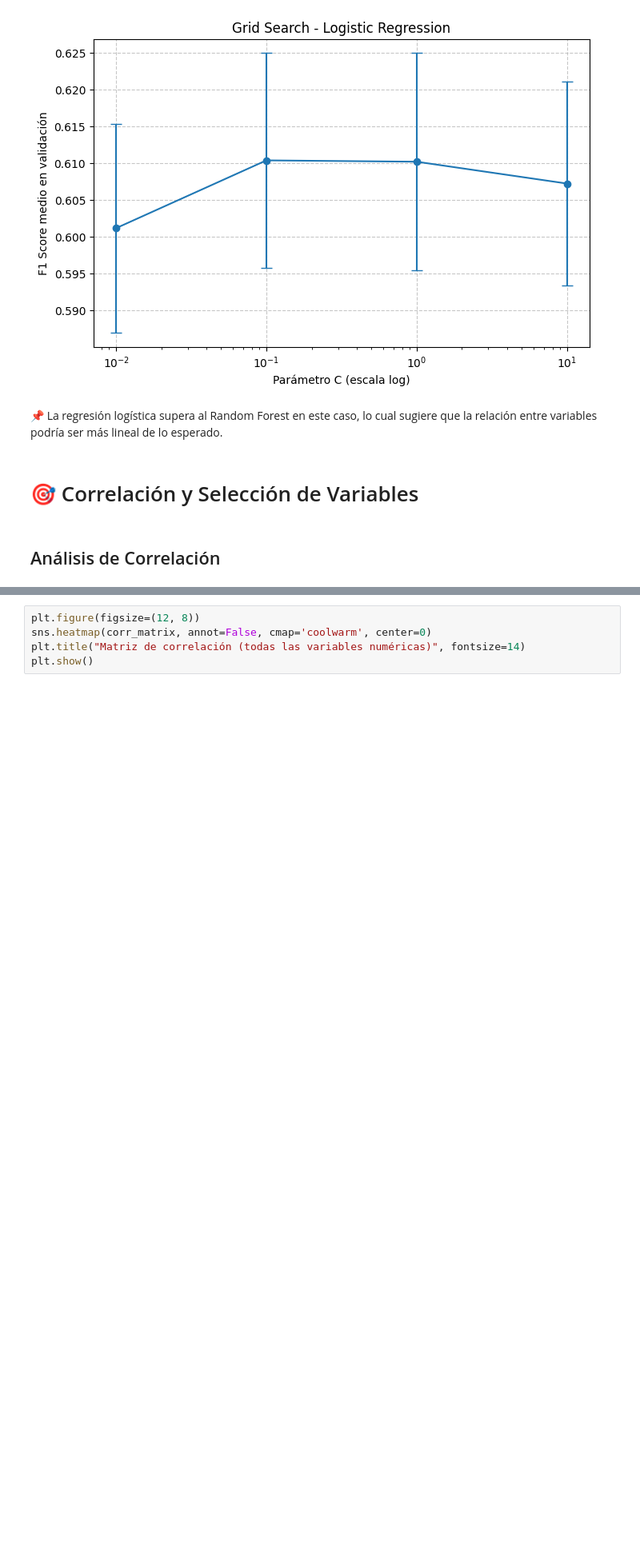
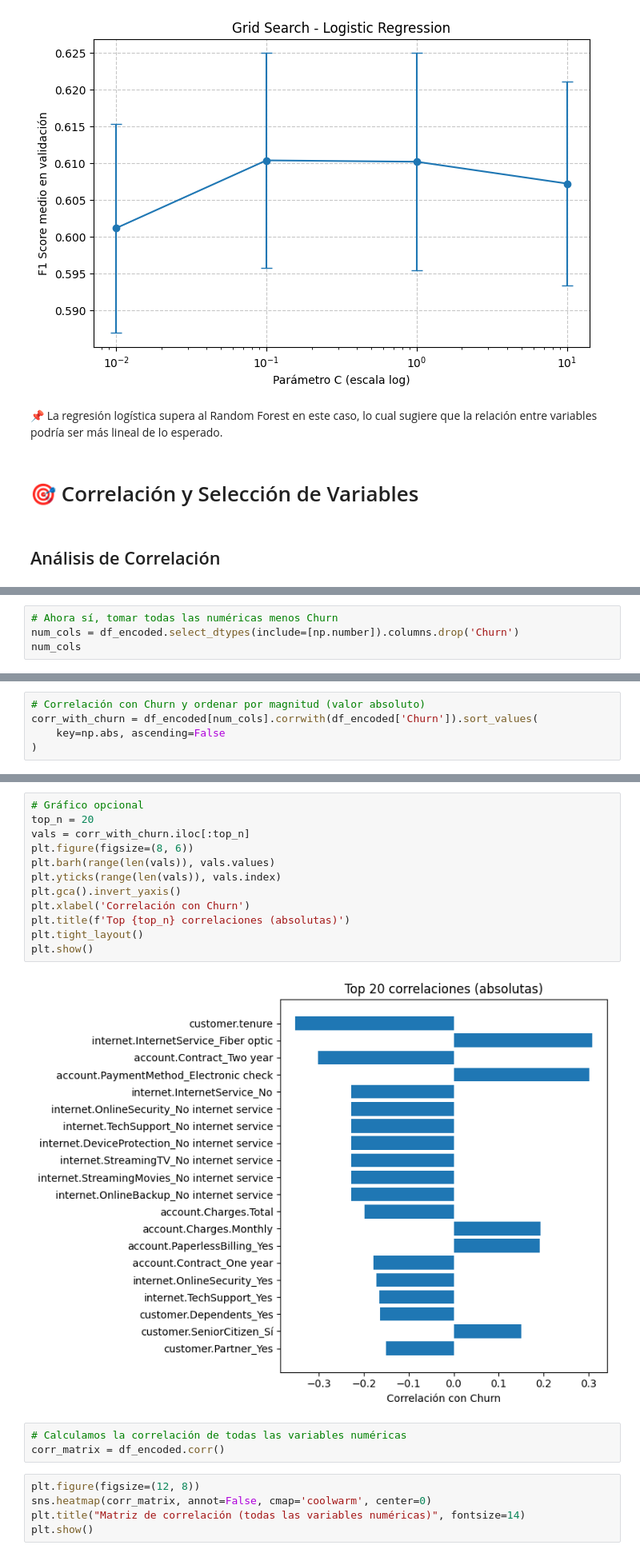
Before and after one commit to Tecindes/ChakkengeONE, a Jupyter notebook: TelecomX_parte2_latam.ipynb, the cells around one changed output, grey strips where cells are left out. Shown at 80% size. Saved outputs shown, nothing was run; the diff lists cells and outputs as text; blank space fills up the shorter version.

```diff
--- a/TelecomX_parte2_latam.ipynb
+++ b/TelecomX_parte2_latam.ipynb
@@ -731,0 +820,4 @@ corr_matrix = df_encoded.corr()
+# %%
+# Ahora sí, tomar todas las numéricas menos Churn
+num_cols = df_encoded.select_dtypes(include=[np.number]).columns.drop('Churn')
+num_cols
@@ -731,0 +845,5 @@ corr_matrix = df_encoded.corr()
+# %%
+# Correlación con Churn y ordenar por magnitud (valor absoluto)
+corr_with_churn = df_encoded[num_cols].corrwith(df_encoded['Churn']).sort_values(
+    key=np.abs, ascending=False
+)
@@ -732,3 +871,20 @@ corr_matrix = df_encoded.corr()
+# %%
+# Gráfico opcional
+top_n = 20
+vals = corr_with_churn.iloc[:top_n]
+plt.figure(figsize=(8, 6))
+plt.barh(range(len(vals)), vals.values)
+plt.yticks(range(len(vals)), vals.index)
+plt.gca().invert_yaxis()
+plt.xlabel('Correlación con Churn')
+plt.title(f'Top {top_n} correlaciones (absolutas)')
+plt.tight_layout()
+plt.show()
+# %% [output]
+[figure, added]
+# %%
+# Calculamos la correlación de todas las variables numéricas
+corr_matrix = df_encoded.corr()
 # %%
 plt.figure(figsize=(12, 8))
 sns.heatmap(corr_matrix, annot=False, cmap='coolwarm', center=0)
```
Also changed, not shown: parts of 21 cells of this notebook.
